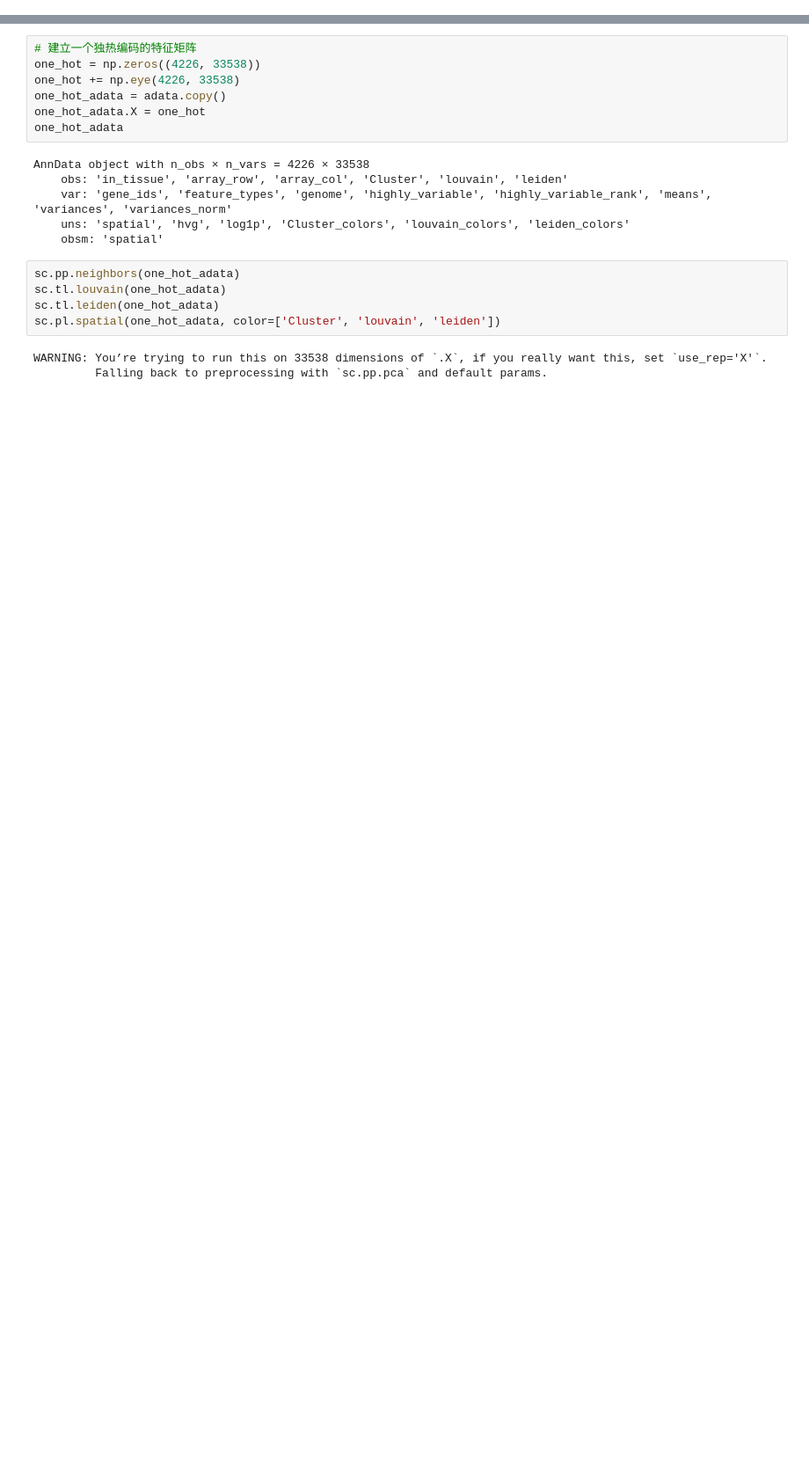
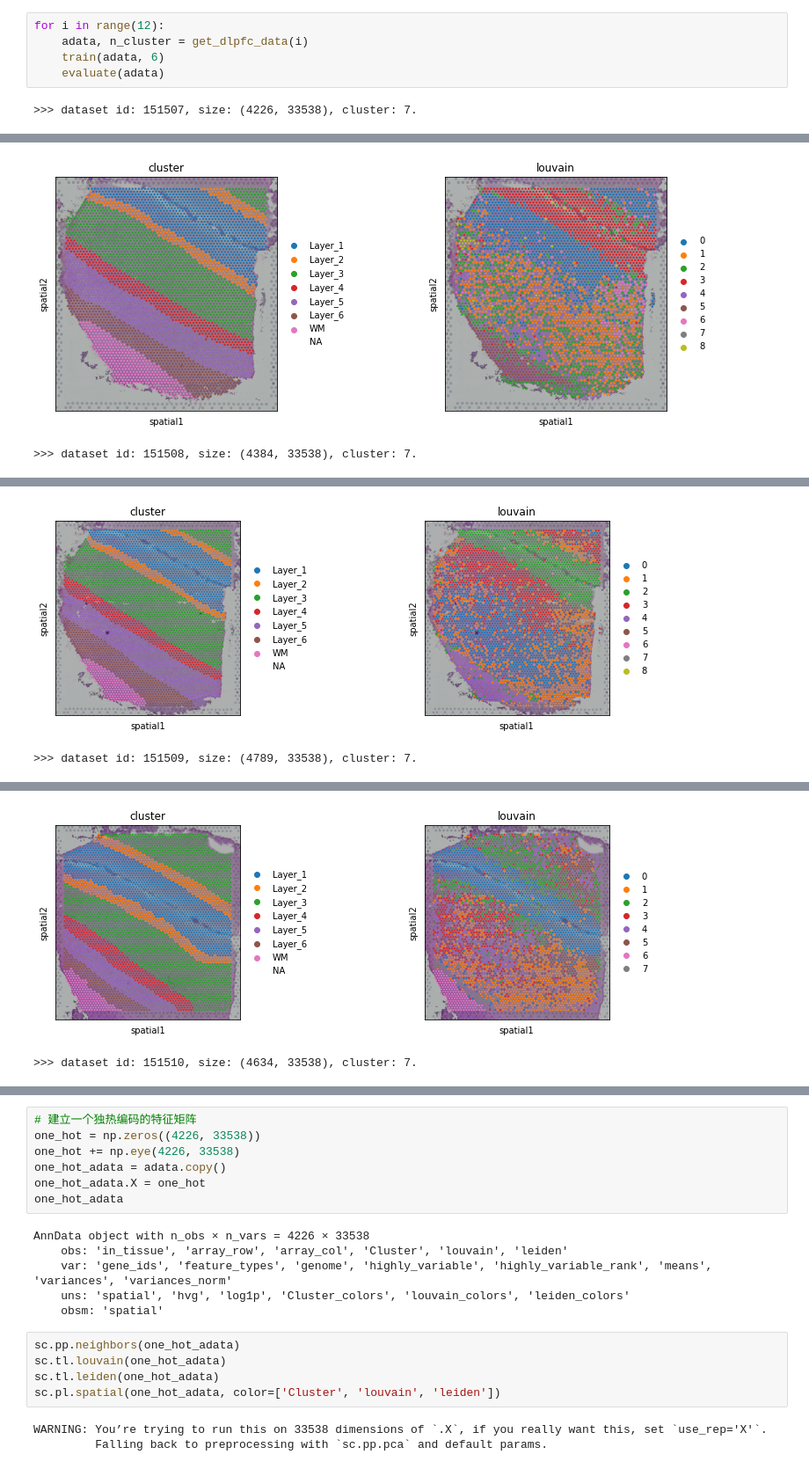
Before and after one commit to hannshu/st_clustering, a Jupyter notebook: 1_ScanPy/train.ipynb, the cells around one changed output, grey strips where cells are left out. Shown at 88% size. Cells and saved outputs as stored; diff of their text form; blank space fills up the shorter version.

```diff
--- a/1_ScanPy/train.ipynb
+++ b/1_ScanPy/train.ipynb
@@ -51,0 +3,7 @@ leiden: 0.3212019698467249
+# %%
+for i in range(12):
+    adata, n_cluster = get_dlpfc_data(i)
+    train(adata, 6)
+    evaluate(adata)
+# %% [output]
+>>> dataset id: 151507, size: (4226, 33538), cluster: 7.
@@ -51,0 +14,2 @@ leiden: 0.3212019698467249
+[figure, added]
+>>> dataset id: 151508, size: (4384, 33538), cluster: 7.
@@ -51,0 +20,2 @@ leiden: 0.3212019698467249
+[figure, added]
+>>> dataset id: 151509, size: (4789, 33538), cluster: 7.
@@ -51,0 +26,2 @@ leiden: 0.3212019698467249
+[figure, added]
+>>> dataset id: 151510, size: (4634, 33538), cluster: 7.
```
Also changed, not shown: parts of 9 cells of this notebook, 13 other files.
